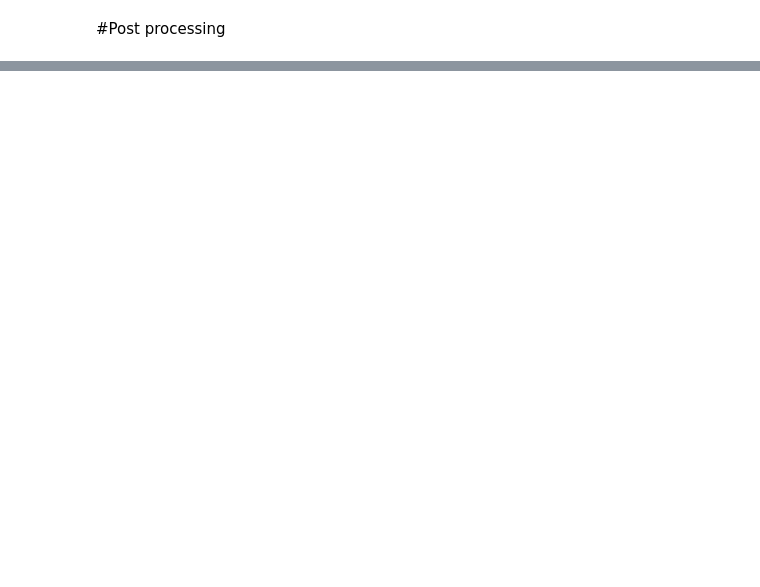
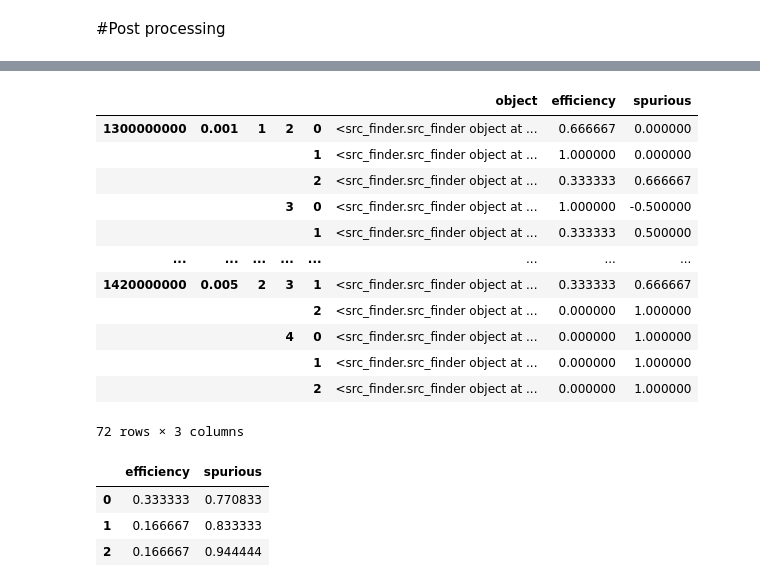
Before and after one commit to ali7amie/Tianlai, a Jupyter notebook: source_finder.ipynb, the cells around one changed output, grey strips where cells are left out. Cells and saved outputs as stored; diff of their text form; code cells hidden in the pictures; blank space fills up the shorter version.

```diff
--- a/source_finder.ipynb
+++ b/source_finder.ipynb
@@ -1138,20 +1175,38 @@ b=matcher(use='python', detection_kernels_size = (3,5,7), aperture = (3,3), freq
 # %%
-#display(b.maps_array[0][0][0][1][0].simulation[1])
-display(b.maps_array)
+#post_processing_dataframe.py
 
-#reshaping
+
 maj_dim = 1
-for dim in b.maps_array.shape[:-1]:
+for dim in b.maps_array.shape:
     maj_dim = maj_dim*dim
-new_dims = (maj_dim, b.maps_array.shape[-1])
+new_dims=maj_dim
 maps_data = b.maps_array.reshape(new_dims)
 
-#create the multi-index dataframe
 
- #create the indexes
+#create the indexes
 indexes = pd.MultiIndex.from_product([b.freq_list, b.noise_list, b.n_list, b.flux_list, np.arange(0,b.iteration_number)])
 
  #setting the data frame
 maps_dataframe = pd.DataFrame(maps_data, index = indexes, columns=['object'])
-listo=np.ones(len(maps_dataframe))
-maps_dataframe.assign(other=listo)
+
+
+
+#Extract efficiency and spurious detection columns from the object column
+def extract_object_parameter(object_column):
+
+    object_column=np.array(object_column)
+
+    efficiency_column=np.zeros(len(object_column))
+    spurious_detection_column=np.zeros(len(object_column))
+
+    for i in range(0,len(object_column)):
+      efficiency_column[i]=object_column[i].efficiency
+      spurious_detection_column[i]=object_column[i].spurious_detection
+
+    return (efficiency_column, spurious_detection_column)
+
+parameter_columns=extract_object_parameter(maps_dataframe['object'])
+
+
+maps_dataframe = maps_dataframe.assign(efficiency = parameter_columns[0])
+maps_dataframe = maps_dataframe.assign(spurious = parameter_columns[1])
@@ -1193,6 +1327,25 @@ array([[[[[<src_finder.src_finder object at 0x...>],
 # %%
-maps_dataframe.loc[1300000000,0.001,2,1,0]
+r=maps_dataframe.loc[1300000000,0.001,1,3]['efficiency'].median()
 display(maps_dataframe)
+med=maps_dataframe.median(level=4)
+# %% [output]
+|  |  |  |  |  | object | efficiency | spurious |
+| 1300000000 | 0.001 | 1 | 2 | 0 | <src_finder.src_finder object at ... | 0.666667 | 0.000000 |
+|  |  |  |  | 1 | <src_finder.src_finder object at ... | 1.000000 | 0.000000 |
+|  |  |  |  | 2 | <src_finder.src_finder object at ... | 0.333333 | 0.666667 |
+|  |  |  | 3 | 0 | <src_finder.src_finder object at ... | 1.000000 | -0.500000 |
+|  |  |  |  | 1 | <src_finder.src_finder object at ... | 0.333333 | 0.500000 |
+| ... | ... | ... | ... | ... | ... | ... | ... |
+| 1420000000 | 0.005 | 2 | 3 | 1 | <src_finder.src_finder object at ... | 0.333333 | 0.666667 |
+|  |  |  |  | 2 | <src_finder.src_finder object at ... | 0.000000 | 1.000000 |
+|  |  |  | 4 | 0 | <src_finder.src_finder object at ... | 0.000000 | 1.000000 |
+|  |  |  |  | 1 | <src_finder.src_finder object at ... | 0.000000 | 1.000000 |
+|  |  |  |  | 2 | <src_finder.src_finder object at ... | 0.000000 | 1.000000 |
+72 rows × 3 columns
+|  | efficiency | spurious |
+| 0 | 0.333333 | 0.770833 |
+| 1 | 0.166667 | 0.833333 |
+| 2 | 0.166667 | 0.944444 |
 # %%
 
 import numpy as np
```
Also changed, not shown: parts of 18 cells of this notebook.
